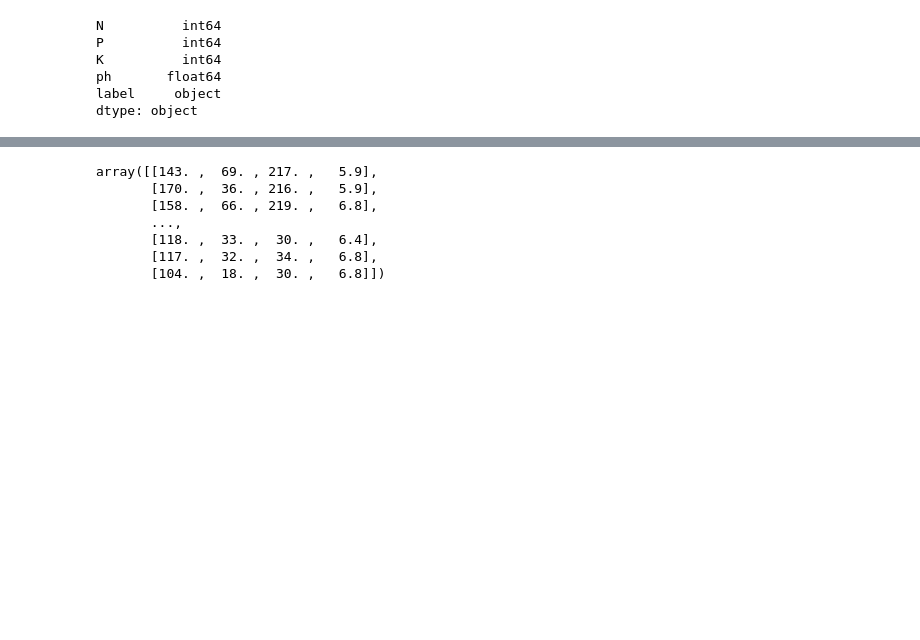
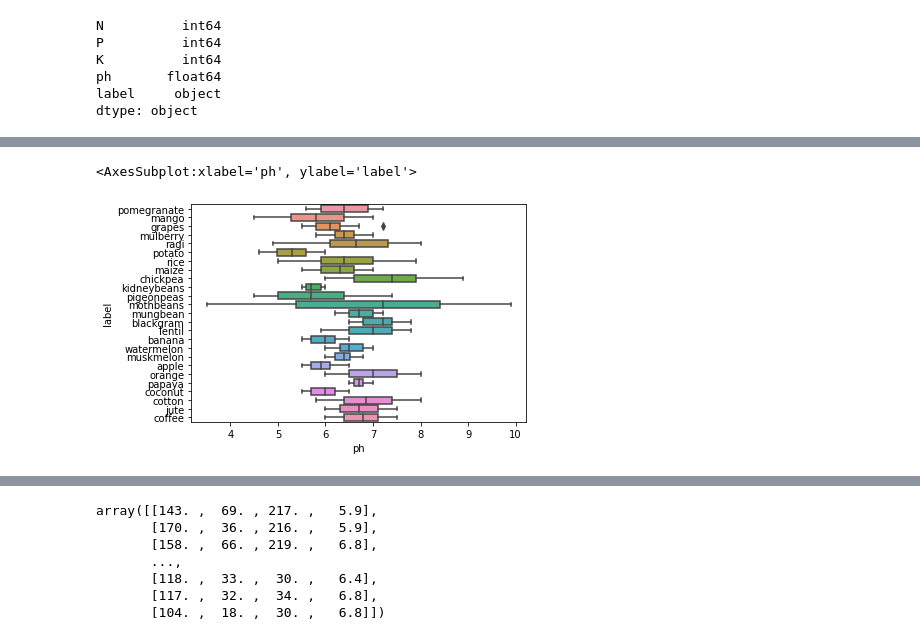
Before and after one commit to Kalrakhush/AgriGuide, a Jupyter notebook: AgriGuide.ipynb, the cells around one changed output, grey strips where cells are left out. Drawn from its saved outputs; the diff is of its cells as text; code cells hidden in the pictures; blank space fills up the shorter version.

```diff
--- a/AgriGuide.ipynb
+++ b/AgriGuide.ipynb
@@ -24,0 +42,5 @@ dtype: object
+# %%
+sns.boxplot(x='ph', y='label',data=df)
+# %% [output]
+<AxesSubplot:xlabel='ph', ylabel='label'>
+[figure, added]
```
Also changed, not shown: parts of 10 cells of this notebook, 3 other files.
